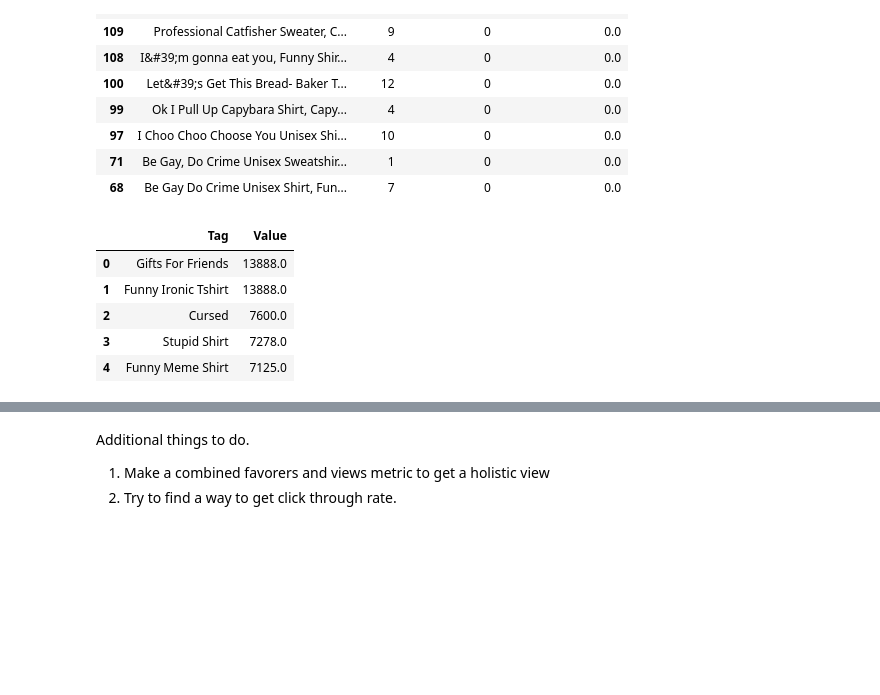
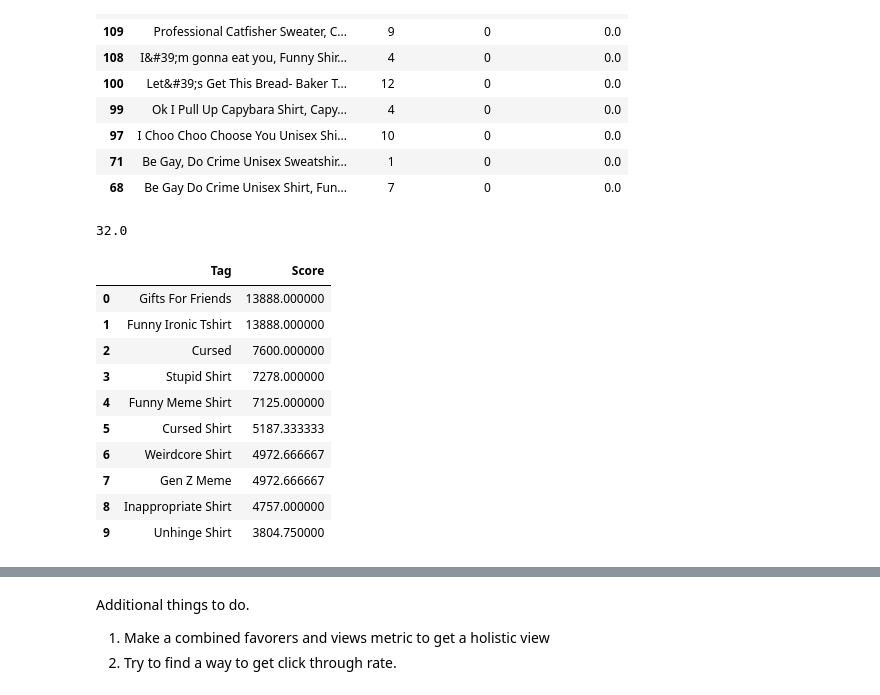
Before and after one commit to hanheeds/etsy_dashboard, a Jupyter notebook: printify/recommend.ipynb, the cells around one changed output, grey strips where cells are left out. Cells and saved outputs as stored; diff of their text form; code cells hidden in the pictures; blank space fills up the shorter version.

```diff
--- a/printify/recommend.ipynb
+++ b/printify/recommend.ipynb
@@ -174,15 +141,55 @@ def get_best_tags(metric, listings_df):
+# %%
+def get_best_tags(metric, listings_df):
+    """
+    Calculate the performance of tags based on the given metric.
+
+    Args:
+        metric (str): The column name representing the metric (e.g., 'views', 'favorers').
+        listings_df (pd.DataFrame): DataFrame containing the listings data.
+                                    Must include 'tags' column (list-like) and the metric column.
+
+    Returns:
+        pd.DataFrame: DataFrame with tags and their average performance score.
+    """
+    # Ensure 'tags' column is properly formatted as lists
+    listings_df['tags'] = listings_df['tags'].apply(lambda x: ast.literal_eval(x) if isinstance(x, str) else x)
+
+    # Explode the 'tags' column to simplify processing
+    exploded_df = listings_df.explode('tags')
+
+    # Group by tag and calculate metrics
+    tag_group = exploded_df.groupby('tags')[metric].agg(['sum', 'count'])
+    tag_group['average_score'] = tag_group['sum'] / tag_group['count']
+
+    # Sort tags by their performance scores
+    sorted_tags = tag_group[['average_score']].sort_values(by='average_score', ascending=False).reset_index()
+
+    return sorted_tags.rename(columns={'tags': 'Tag', 'average_score': 'Score'})
+
+# Example usage:
+# result = get_best_tags('views', listings_df)
 # %%
 best_views_tags_df = get_best_tags('views', listings_df)
 best_favorers_tags_df = get_best_tags('num_favorers', listings_df)
+# %%
+median_view_score = best_views_tags_df['Score'].median()
+median_view
+# %% [output]
+32.0
 # %%
-best_views_tags_df.head()
+best_views_tags_df.head(10)
 # %% [output]
-|  | Tag | Value |
-| 0 | Gifts For Friends | 13888.0 |
-| 1 | Funny Ironic Tshirt | 13888.0 |
-| 2 | Cursed | 7600.0 |
-| 3 | Stupid Shirt | 7278.0 |
-| 4 | Funny Meme Shirt | 7125.0 |
+|  | Tag | Score |
+| 0 | Gifts For Friends | 13888.000000 |
+| 1 | Funny Ironic Tshirt | 13888.000000 |
+| 2 | Cursed | 7600.000000 |
+| 3 | Stupid Shirt | 7278.000000 |
+| 4 | Funny Meme Shirt | 7125.000000 |
+| 5 | Cursed Shirt | 5187.333333 |
+| 6 | Weirdcore Shirt | 4972.666667 |
+| 7 | Gen Z Meme | 4972.666667 |
+| 8 | Inappropriate Shirt | 4757.000000 |
+| 9 | Unhinge Shirt | 3804.750000 |
 # %%
 best_favorers_tags_df.head()
 # %% [output]
```
Also changed, not shown: parts of 13 cells of this notebook, 10 other files.
